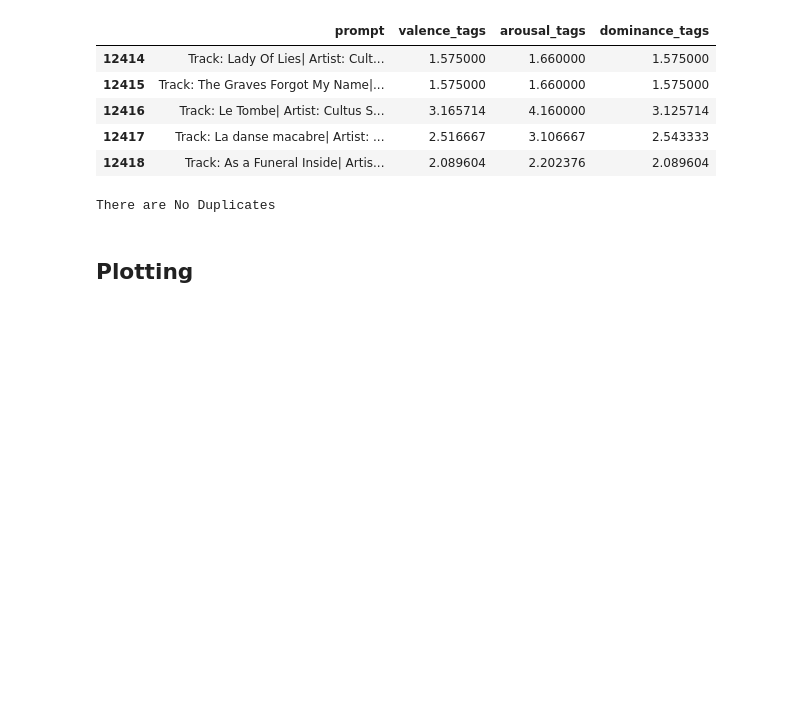
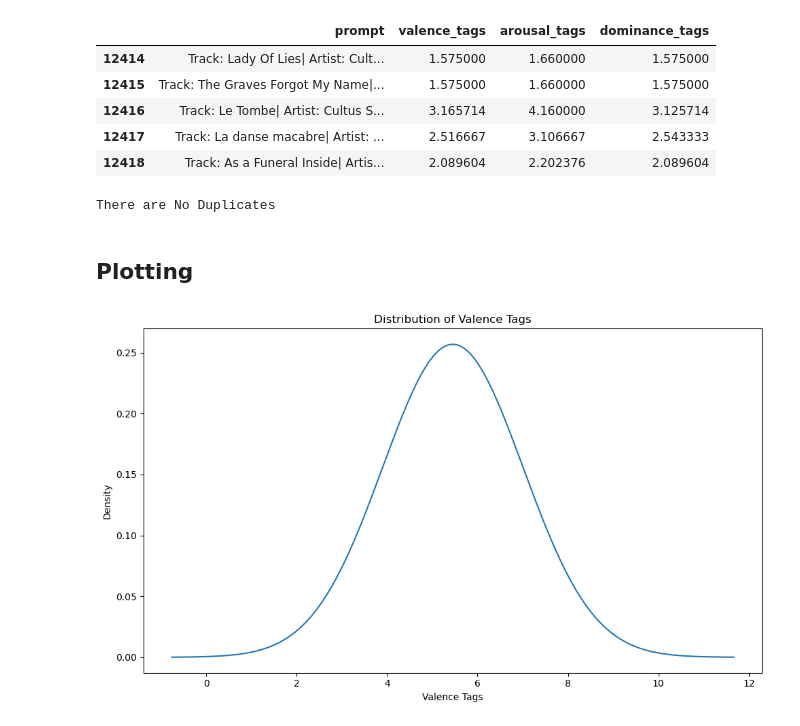
Before and after one commit to AquaJoseph/AuditoryChromaticTransformation, a Jupyter notebook: src/muse/data_anaysis.ipynb, the cells around one changed output. Cells and saved outputs as stored; diff of their text form; code cells hidden in the pictures; blank space fills up the shorter version.

Commit message:
Added plotting of the Gaussain Distrabution with scaling and histragram abilites

```diff
--- a/src/muse/data_anaysis.ipynb
+++ b/src/muse/data_anaysis.ipynb
@@ -85,0 +140,6 @@ class Plot:
+# %%
+plot = Plot(df)
+
+plot.valence_dist()
+# %% [output]
+[figure, added]
```
Also changed, not shown: parts of 5 cells of this notebook.
